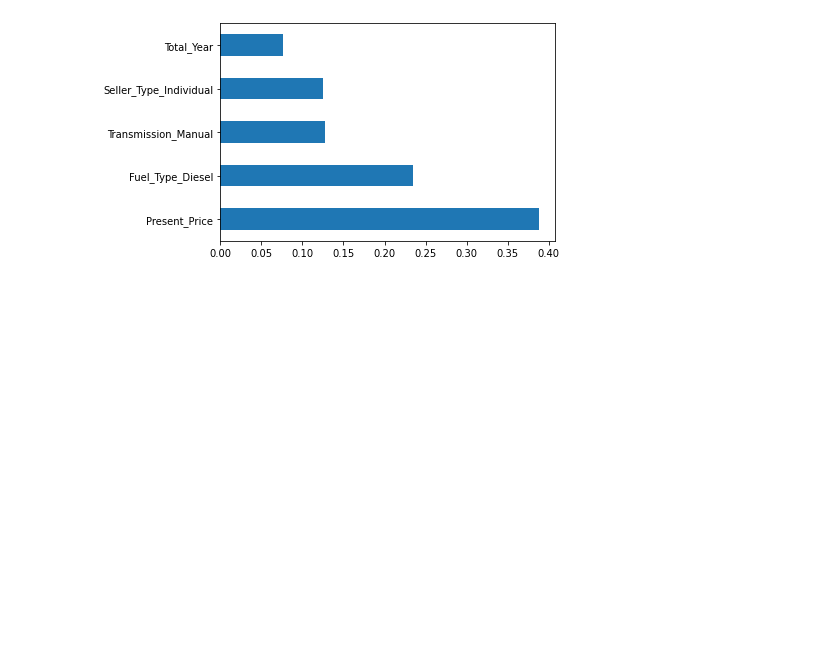
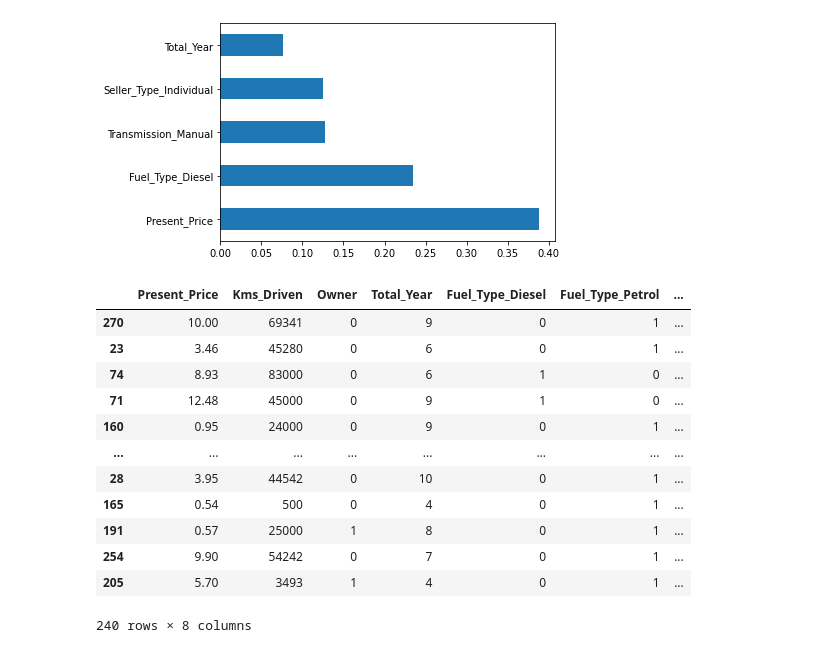
Before and after one commit to bidhyapokharel/Machine-Learning-Project, a Jupyter notebook: Untitled.ipynb, the cells around one changed output. Drawn from its saved outputs; the diff is of its cells as text; code cells hidden in the pictures; blank space fills up the shorter version.

Commit message:
Split the data into train and test set

```diff
--- a/Untitled.ipynb
+++ b/Untitled.ipynb
@@ -249,3 +249,23 @@ feat_importances.nlargest(5).plot(kind='barh')
 plt.show()
 # %% [output]
 [figure]
+# %%
+from sklearn.model_selection import train_test_split
+
+x_train, x_test, y_train, y_test = train_test_split(x,y, test_size= 0.2)
+# %%
+x_train
+# %% [output]
+|  | Present_Price | Kms_Driven | Owner | Total_Year | Fuel_Type_Diesel | Fuel_Type_Petrol | ... |
+| 270 | 10.00 | 69341 | 0 | 9 | 0 | 1 | ... |
+| 23 | 3.46 | 45280 | 0 | 6 | 0 | 1 | ... |
+| 74 | 8.93 | 83000 | 0 | 6 | 1 | 0 | ... |
+| 71 | 12.48 | 45000 | 0 | 9 | 1 | 0 | ... |
+| 160 | 0.95 | 24000 | 0 | 9 | 0 | 1 | ... |
+| ... | ... | ... | ... | ... | ... | ... | ... |
+| 28 | 3.95 | 44542 | 0 | 10 | 0 | 1 | ... |
+| 165 | 0.54 | 500 | 0 | 4 | 0 | 1 | ... |
+| 191 | 0.57 | 25000 | 1 | 8 | 0 | 1 | ... |
+| 254 | 9.90 | 54242 | 0 | 7 | 0 | 1 | ... |
+| 205 | 5.70 | 3493 | 1 | 4 | 0 | 1 | ... |
+240 rows × 8 columns
```
Also changed, not shown: parts of 1 cell of this notebook.
